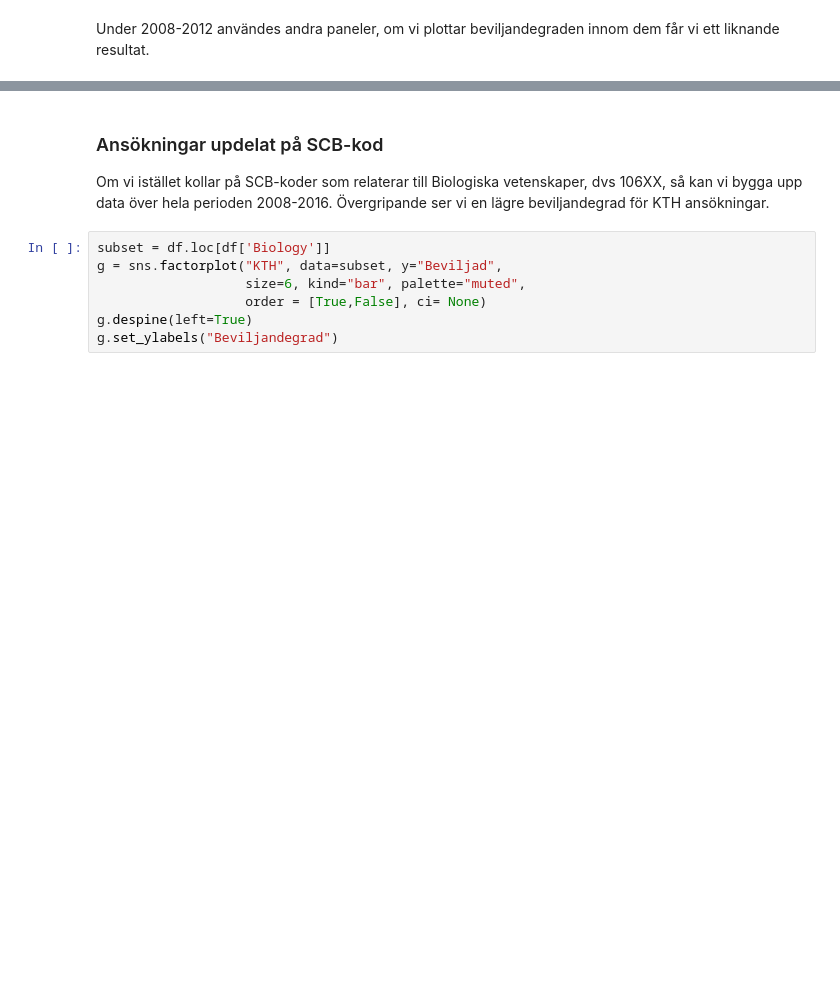
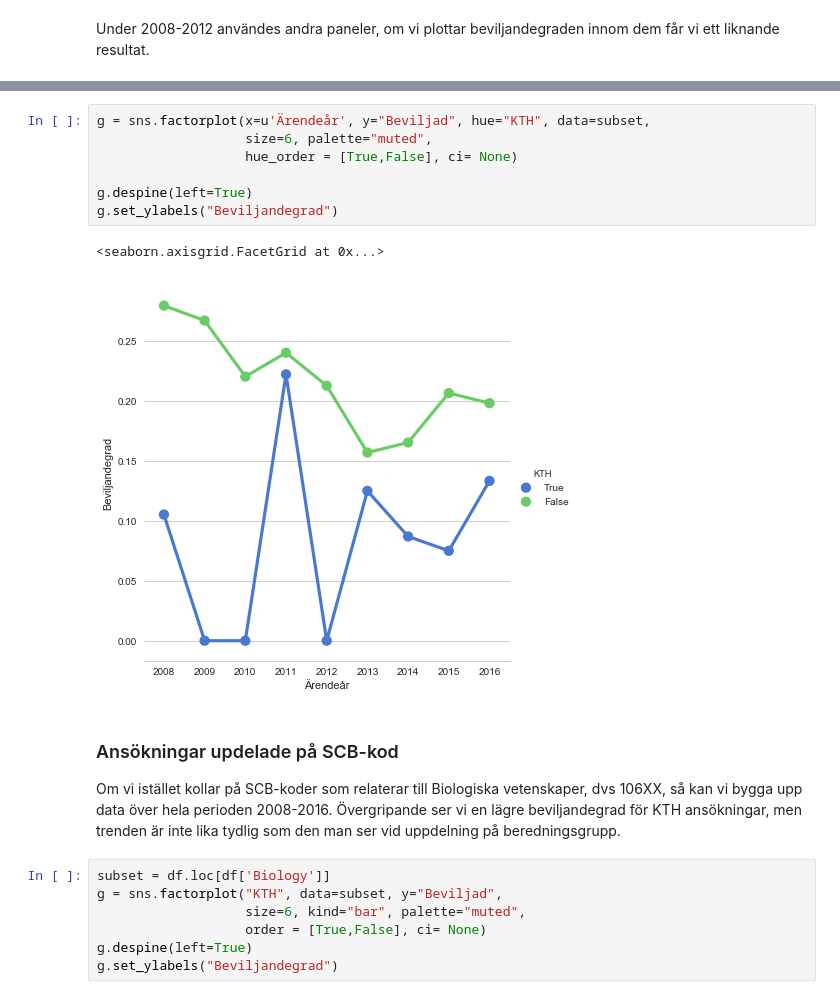
Before and after one commit to statisticalbiotechnology/vrbiostat, a Jupyter notebook: panelwise.ipynb, the cells around one changed output, grey strips where cells are left out. Cells and saved outputs as stored; diff of their text form; blank space fills up the shorter version.

```diff
--- a/panelwise.ipynb
+++ b/panelwise.ipynb
@@ -70,6 +84,16 @@ for panel in panels:
+# %%
+g = sns.factorplot(x=u'Ärendeår', y="Beviljad", hue="KTH", data=subset,
+                   size=6, palette="muted",
+                   hue_order = [True,False], ci= None)
+
+g.despine(left=True)
+g.set_ylabels("Beviljandegrad")
+# %% [output]
+<seaborn.axisgrid.FacetGrid at 0x...>
+[figure, added]
 # %% [markdown]
-### Ansökningar updelat på SCB-kod
-Om vi istället kollar på SCB-koder som relaterar till Biologiska vetenskaper, dvs 106XX, så kan vi bygga upp data över hela perioden 2008-2016. Övergripande ser vi en lägre beviljandegrad för KTH ansökningar.
+### Ansökningar updelade på SCB-kod
+Om vi istället kollar på SCB-koder som relaterar till Biologiska vetenskaper, dvs 106XX, så kan vi bygga upp data över hela perioden 2008-2016. Övergripande ser vi en lägre beviljandegrad för KTH ansökningar, men trenden är inte lika tydlig som den man ser vid uppdelning på beredningsgrupp.
 # %%
 subset = df.loc[df['Biology']]
 g = sns.factorplot("KTH", data=subset, y="Beviljad",
```
Also changed, not shown: parts of 3 cells of this notebook.
